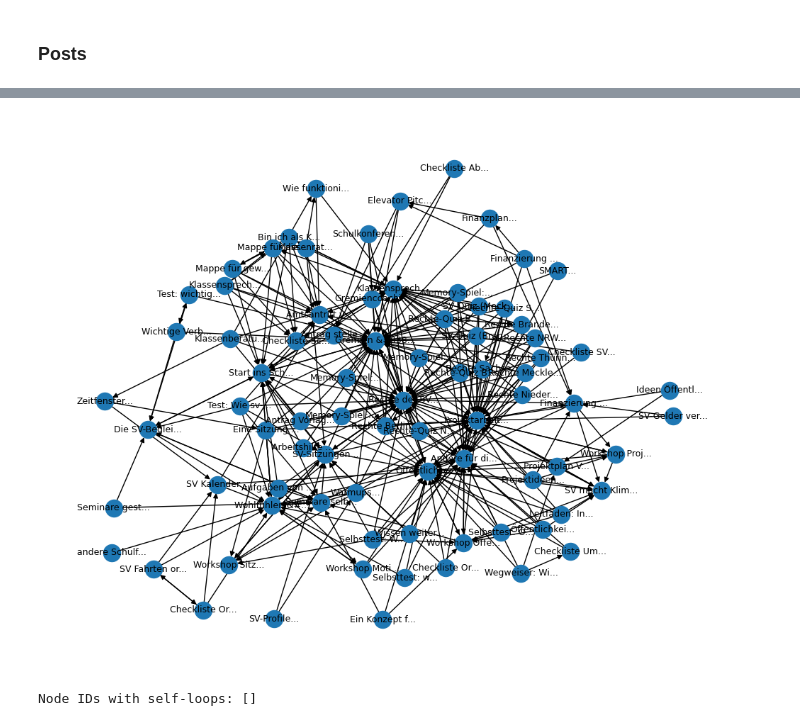
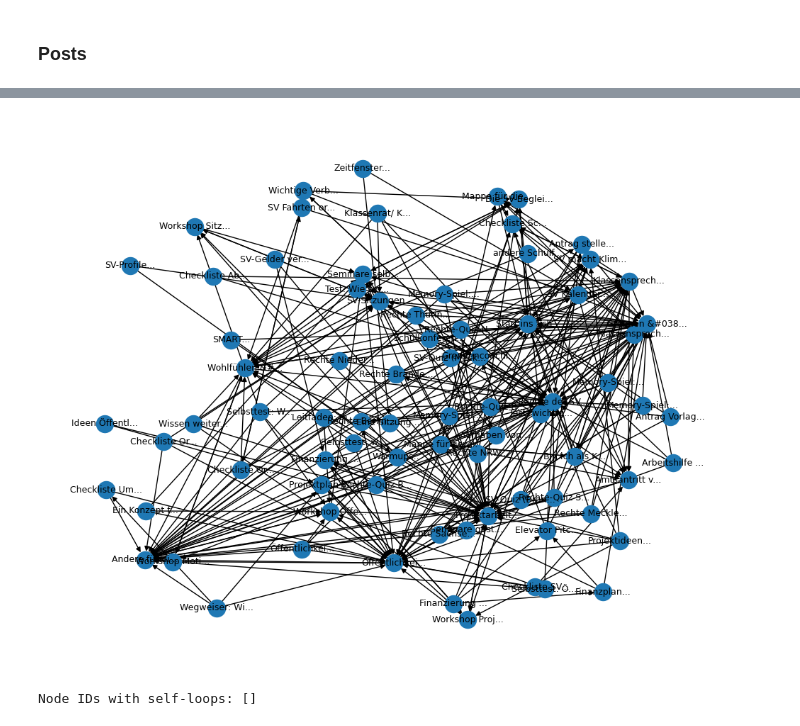
Before and after one commit to CorrelAid/schule-ein-interface-geben, a Jupyter notebook: exploration.ipynb, the cells around one changed output, grey strips where cells are left out. Cells and saved outputs as stored; diff of their text form; code cells hidden in the pictures.

Commit message:
close #20 close #19 , change graph layout in exploration

```diff
--- a/exploration.ipynb
+++ b/exploration.ipynb
@@ -118,35 +116,36 @@ count_plot(df, "topics")
 # %%
 records = df.to_dicts()
 
 G = nx.DiGraph()
 for rec in records:
     src = rec["id"]
     G.add_node(src, label=f"{rec['title'][:13]}...")
     for tgt in rec.get("related_posts") or []:
         G.add_edge(src, tgt)
 
 nodes_to_remove = [n for n, d in G.degree() if d <= 1]
 G.remove_nodes_from(nodes_to_remove)
 
-pos = nx.nx_agraph.graphviz_layout(G, prog="neato")
+# Use spring layout instead of pygraphviz
+pos = nx.spring_layout(G, k=1, iterations=50)
 
 plt.figure(figsize=(10, 8))
 nx.draw_networkx_nodes(
     G,
     pos,
 )
 nx.draw_networkx_edges(
     G,
     pos,
 )
 labels = nx.get_node_attributes(G, "label")
 nx.draw_networkx_labels(G, pos, labels, font_size=9, font_family="sans-serif")
 
 plt.axis("off")
 plt.tight_layout()
 plt.show()
 # %% [output]
-[figure, old version]
+[figure, new version]
 # %%
 self_loop_nodes = [n for n in G.nodes() if G.has_edge(n, n)]
 
```
Also changed, not shown: parts of 19 cells of this notebook, 4 other files.
